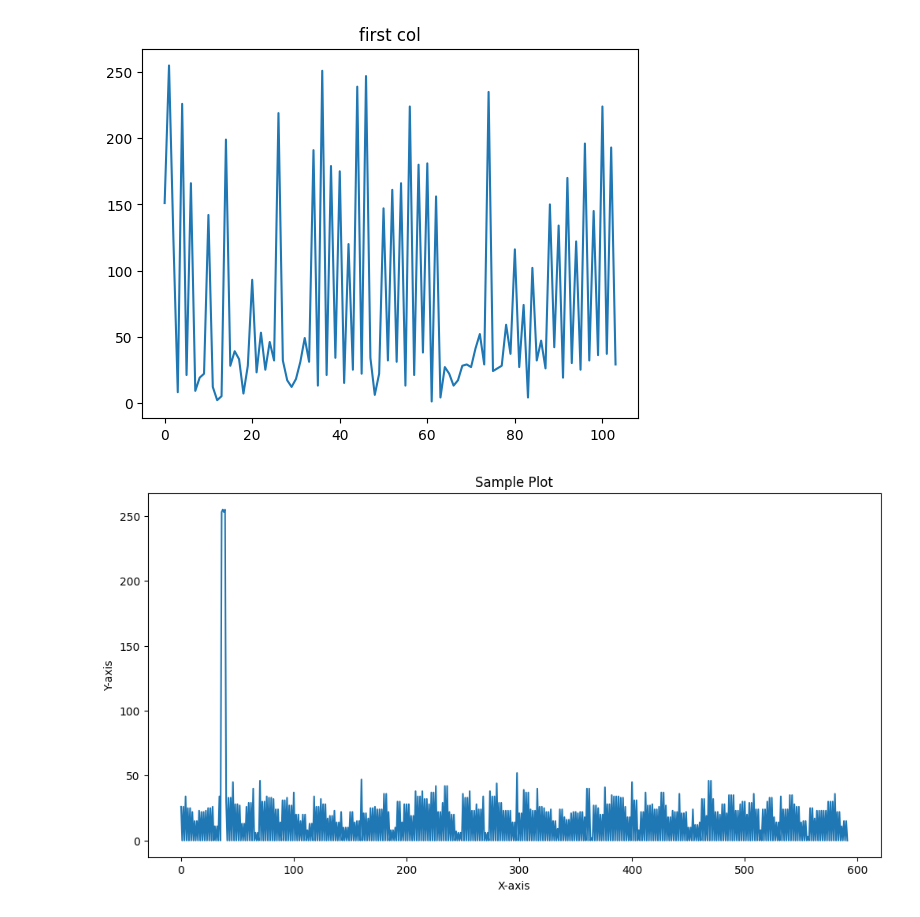
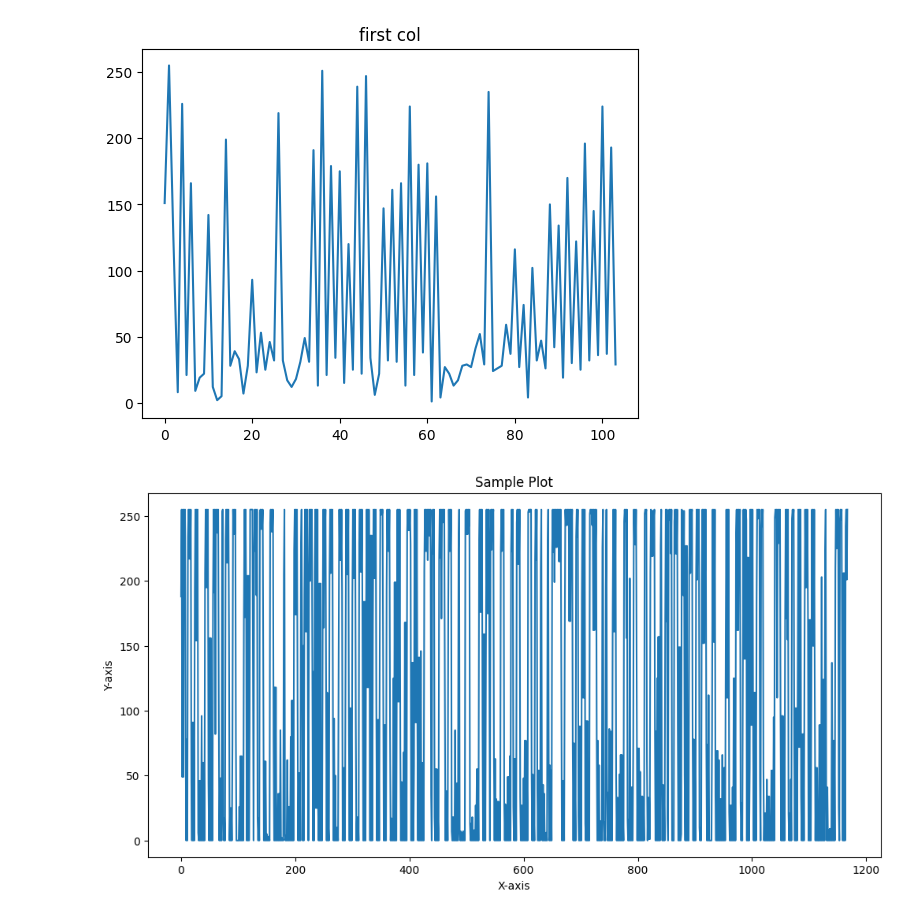
Before and after one commit to CodyB0T/Sensor-Data-Acquisition-Project, a Jupyter notebook: clarius_scanner/test.ipynb, the cells around one changed output. Cells and saved outputs as stored; diff of their text form; code cells hidden in the pictures.

```diff
--- a/clarius_scanner/test.ipynb
+++ b/clarius_scanner/test.ipynb
@@ -44,28 +44,28 @@ plt.show
 # %%
 import pandas as pd
 import matplotlib.pyplot as plt
 import numpy as np
 
 # Load your data and reshape it
-df = pd.read_csv("testData.csv")
-reshaped_df = df.values.reshape(104, 592)
+df = pd.read_csv("testData_192x1168.csv")
+reshaped_df = df.values.reshape(192, 1168)
 df = pd.DataFrame(reshaped_df)
 
 # Extract the first row
 row = df.iloc[61]
 
 # Create a Matplotlib figure with a specific size (in inches)
 plt.figure(figsize=(12, 6))  # Adjust the width and height as needed
 
 # Plot the data
-plt.plot(np.linspace(0, 591, 592), row)
+plt.plot(np.linspace(0, 1167, 1168), row)
 
 # Add labels and title
 plt.xlabel('X-axis')
 plt.ylabel('Y-axis')
 plt.title('Sample Plot')
 
 # Display the plot
 plt.show()
 # %% [output]
-[figure, old version]
+[figure, new version]
```
Also changed, not shown: parts of 1 cell of this notebook, 6 other files.
